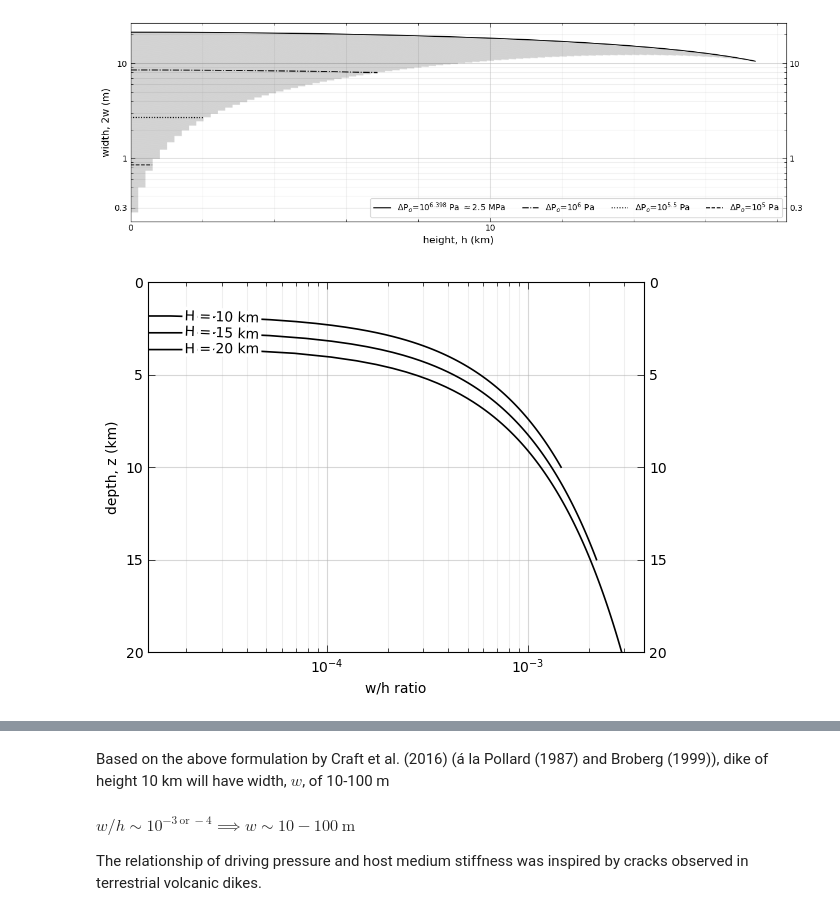
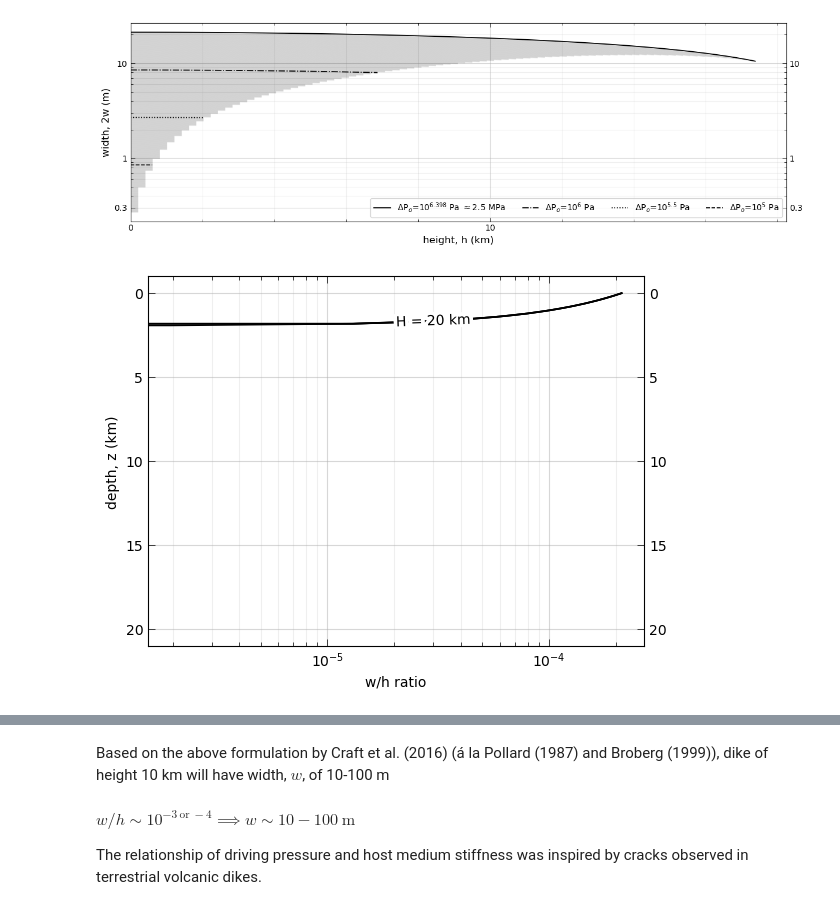
Before and after one commit to CottomR-et-al/Europa-ice-ocean-exchange, a Jupyter notebook: F25_Dikes_Europa.ipynb, the cells around one changed output, grey strips where cells are left out. Saved outputs shown, nothing was run; the diff lists cells and outputs as text; code cells hidden in the pictures.

```diff
--- a/F25_Dikes_Europa.ipynb
+++ b/F25_Dikes_Europa.ipynb
@@ -37,7 +37,7 @@ def sci_fmt(x):
     return rf"{mant:.0f}$×10^{{exp}}$"
 # %%
 # constants
-beta = 4e-10 # Pa-1, compressibility at ~273.15 K
+beta = 4e-10 # Pa-1, compressibility at 273 K
 rhow = 1025 # kg m-3
 rhoi = 916 # kg m-3
 delta_rho = rhow - rhoi # kg m-3
@@ -50,13 +50,13 @@ nu = 0.3 # Poisson's ratio
 E = 5e9 # Pa, Young's modulus of ice
 G = 3.3e9 # Pa, shear modulus from Berne et al., 2023
 m = G / (1 - nu)
-eta_w = 1e-3 # Pa s, viscosity of water
+eta_w = 1.3e-3 # Pa s, viscosity of water
 
 # tensile strength
 S = 1e6 # Pa, tensile strength of ice
 Kc = 1e6 # Pa m1/2, fracture toughness of ice
 
-# depth params
+# depth params OBSOLETE
 ymi = 1 # m, initial ice shell thickness
 R = 1.5608e6 # m, radius of Europa
 rc = 1.4608e6 - 130 # m, radius to top of silicate component
@@ -67,7 +67,7 @@ ri_timed[0] = [rii, 0]
 dzi = (ymi)/61
 dti = 0.1*((0.1*(dzi**2))/kappa)
 
-## time params
+## time params OBSOLETE
 y2sec = 3.1536e7 # s/yr
 tend = 5e6*y2sec # end time (s)
 t = ((ymi/(2*λ))**2)/kappa # starting time (s)
@@ -681,37 +681,40 @@ plt.figure()
 for i in range(len(thicknesses)):
     z = np.linspace(0, thicknesses[i], 100) # (m) depth
     height = thicknesses[i] - z # (m) height above the base
     P0 = rhoi * g * thicknesses[i] # for a shell 20 km thick
+    overpressure = 1e6 # (Pa) overpressure
     Pf = P0 - rhow * g * height
     sig_x = nu / (1 - nu) * (rhoi * g * z)
-    P_over = Pf - sig_x
+    # P_over = Pf - sig_x
+    P_over = overpressure - sig_x
     overpressures.append(P_over)
     wxh = P_over / (G / (1 - nu))
-    plt.semilogx(wxh, z/1e3, color='black', lw = 1.2, label=rf'H = {thicknesses[i]/1e3:.0f} km')
+    if np.any(P_over) > 0:
+        plt.semilogx(wxh, z/1e3, color='black', lw = 1.2, label=rf'H = {thicknesses[i]/1e3:.0f} km')
     # plt.semilogx(wxh, z/1e3, color='black', lw = 1.2, label=rf'P$_f$ = {P0/1e6:.2f} MPa')
 
 ax = plt.gca()
 lines = ax.get_lines()
 if lines:
     labelLines(lines, xvals=[3e-5] , align=True, fontsize=10, color='black')
 ax = plt.gca()
 ax.yaxis.set_major_formatter(StrMethodFormatter('{x:g}'))
 ax.xaxis.set_major_formatter(LogFormatterMathtext())
 plt.ylabel('depth, z (km)')
 plt.xlabel('w/h ratio')
-plt.ylim(0, 20)
+# plt.ylim(0, 20)
 # plt.xlim(0)
 ax.tick_params(which='major', length=5, width=0.5, direction='in', top=True, right=True, labelright=True)
 ax.tick_params(which='minor', length=3, width=0.5, direction='in', top=True, right=True)
 ax.yaxis.set_major_locator(FixedLocator([0, 5, 10, 15, 20]))
 ax.yaxis.set_minor_formatter(NullFormatter())
 ax.grid(which='major', alpha=0.5)
 ax.grid(which='minor', alpha=0.2)
 ax.invert_yaxis()
 
 ##### h: ice shell thickness
 # %% [output]
-[figure, old version]
+[figure, new version]
 # %%
 PL = rhoi * g * 20e3
 print(f"σ_lithostatic: {P0/1e6:.2f} MPa")
```
Also changed, not shown: parts of 10 cells of this notebook.
